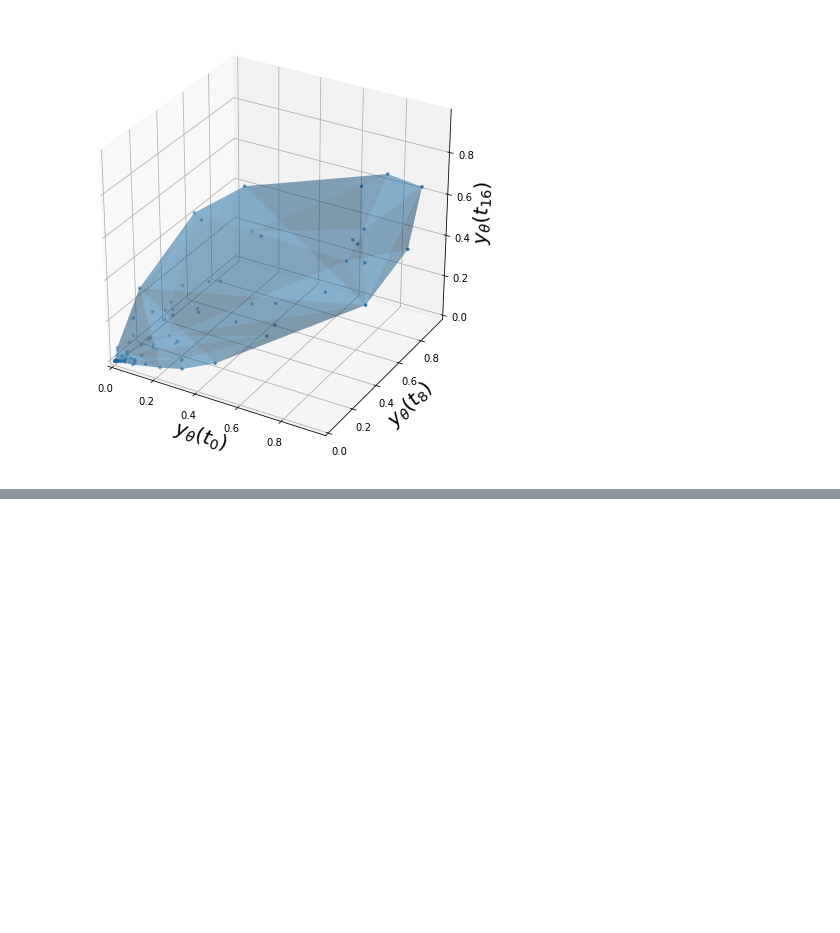
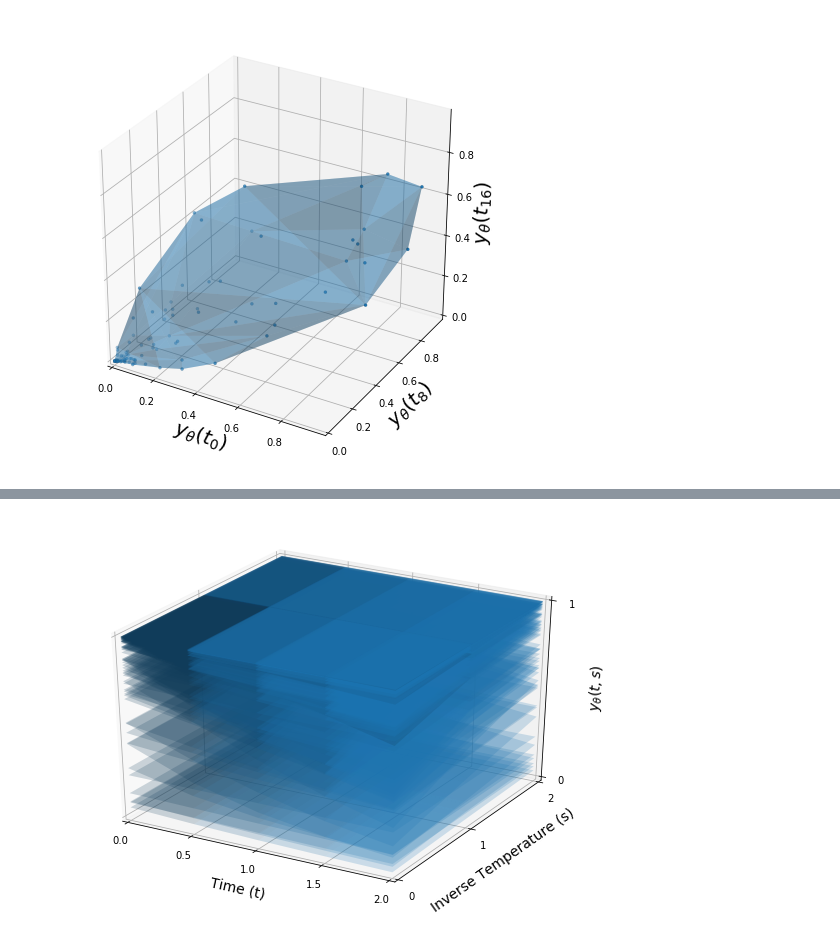
Before and after one commit to katnquinn/Bounding_Model_Predictions, a Jupyter notebook: SIR.ipynb, the cells around one changed output, grey strips where cells are left out. Cells and saved outputs as stored; diff of their text form; code cells hidden in the pictures; blank space fills up the shorter version.

```diff
--- a/SIR.ipynb
+++ b/SIR.ipynb
@@ -61,7 +69,7 @@ dR_sym = gamma_sym*I_sym(t_sym)
 derivSubs = [(sy.Derivative(S_sym(t_sym), t_sym),dS_sym),(sy.Derivative(I_sym(t_sym), t_sym),dI_sym)]
 
 derivs = [I_sym(t_sym),dI_sym]
-for i in range(15):
+for i in range(1):
     derivs.append(derivs[-1].diff(t_sym).subs(derivSubs))
 # %%
 def evalDeriv(S,I,beta,gamma,der):
@@ -271,0 +274,9 @@ plt.show()
+# %%
+def polyDeg(xList):
+    return math.ceil(np.sqrt(1/4+2*len(xList))-3/2)
+
+nX = 5
+ns = 3
+xRange = np.linspace(0,2,nX)
+sRange = np.linspace(0,2,ns)
+xList = [[x,s] for x in xRange for s in sRange]
@@ -271,0 +376,45 @@ plt.show()
+# %%
+X,Y = np.meshgrid(xRange,sRange)
+
+xRange = np.linspace(0,2,nX)
+betaRange = np.linspace(0,2,nBeta)
+xList = [[x,beta] for x in xRange for beta in betaRange]
+
+
+fig = plt.figure(figsize=(10,7))
+ax = fig.add_subplot(111, projection='3d')
+
+for p in sampledPoints:
+    pointVals = p['pointVals']
+
+    Z = np.array([[pointVals[j][i][0] for i in range(len(xRange))] for j in range(len(sRange))])
+
+    ax.plot_surface(X,Y,Z,color='C0',alpha=0.2)
+
+ax.set_xticks(xRange)
+#ax.set_xticklabels([r'$t_1=0$',r'$t_2=0.5$',r'$t_3=1$'])
+ax.set_yticks(sRange)
+#ax.set_yticklabels([r'$\beta_1=0$',r'$\beta_2=0.25$',r'$\beta_3=0.5$',r'$\beta_4=0.75$',r'$\beta_5=1$'])
+
+"""ax.set_xticks([0,1,2])
+ax.set_xticklabels([r'$t_1=0$',r'$t_2=1$',r'$t_3=2$'])
+ax.set_yticks([0,0.5,1,1.5,2])
+ax.set_yticklabels([r'$\beta_1=0$',r'$\beta_2=0.5$',r'$\beta_3=1$',r'$\beta_4=1.5$',r'$\beta_5=2$'])"""
+
+ax.set_zticks([0,1])
+ax.set_zticklabels(['0','1'])
+
+ax.set_xlabel('\nTime (t)',fontsize=14)
+ax.set_ylabel('\nInverse Temperature (s)',fontsize=14)
+ax.set_zlabel('\n'+r'$y_{\theta}(t,s)$',fontsize=14)
+
+ax.set_xlim([0,2])
+ax.set_ylim([0,2])
+ax.set_zlim([0,1])
+
+#label1 = mpatches.Patch(color='C0', label='Exponentials')
+#plt.legend(handles=[label1],fontsize=14)
+
+plt.show()
+# %% [output]
+[figure, added]
```
Also changed, not shown: parts of 8 cells of this notebook, 1 other file.
